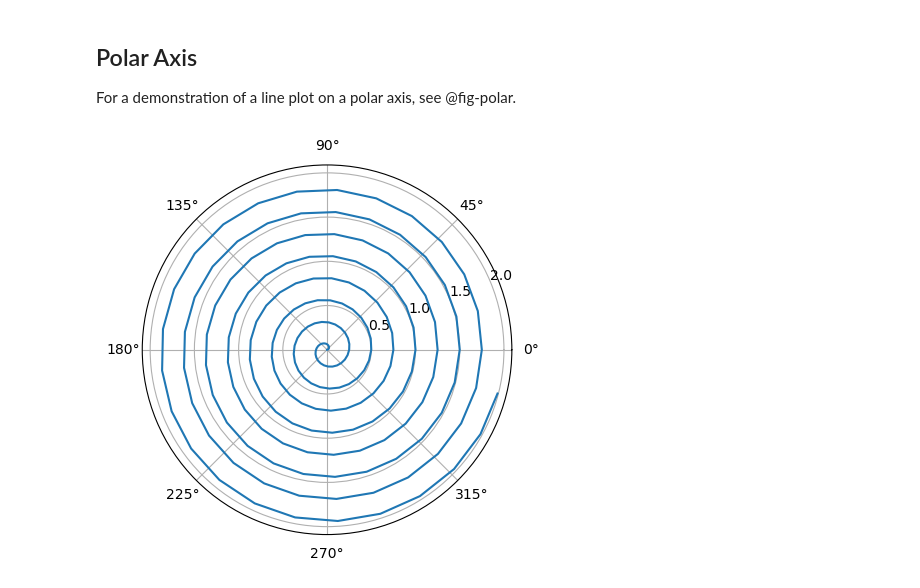
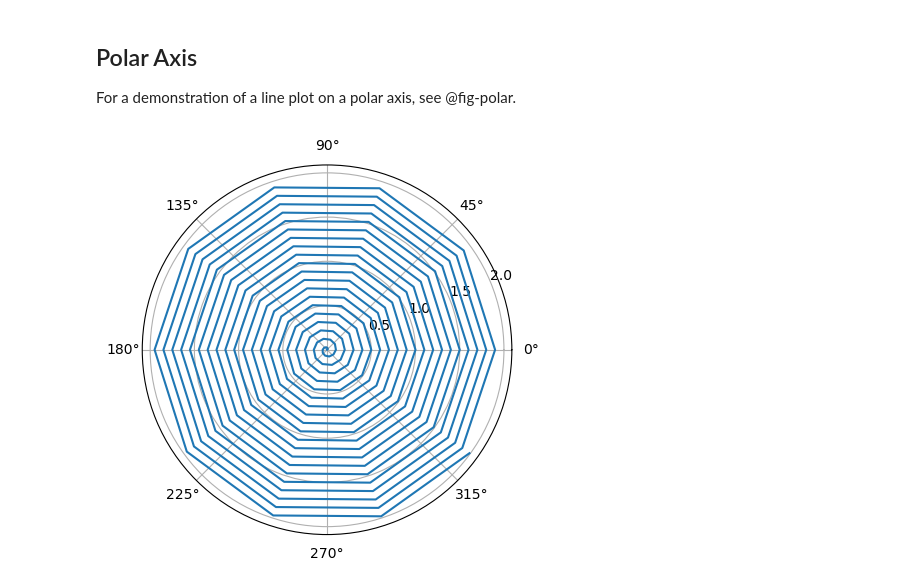
Before and after one commit to AlaoSUL/GitHubActionsDemo, a Jupyter notebook: hello.ipynb, the cells around one changed output. Cells and saved outputs as stored; diff of their text form; code cells hidden in the pictures.

```diff
--- a/hello.ipynb
+++ b/hello.ipynb
@@ -13,18 +13,18 @@ For a demonstration of a line plot on a polar axis, see @fig-polar.
 # %%
 #| label: fig-polar
 #| fig-cap: "A line plot on a polar axis"
 
 import numpy as np
 import matplotlib.pyplot as plt
 
 r = np.arange(0, 2, 0.01)
-theta = 8 * np.pi * r
+theta = 20 * np.pi * r
 fig, ax = plt.subplots(
   subplot_kw = {'projection': 'polar'}
 )
 ax.plot(theta, r)
 ax.set_rticks([0.5, 1, 1.5, 2])
 ax.grid(True)
 plt.show()
 # %% [output]
-[figure, old version]
+[figure, new version]
```
